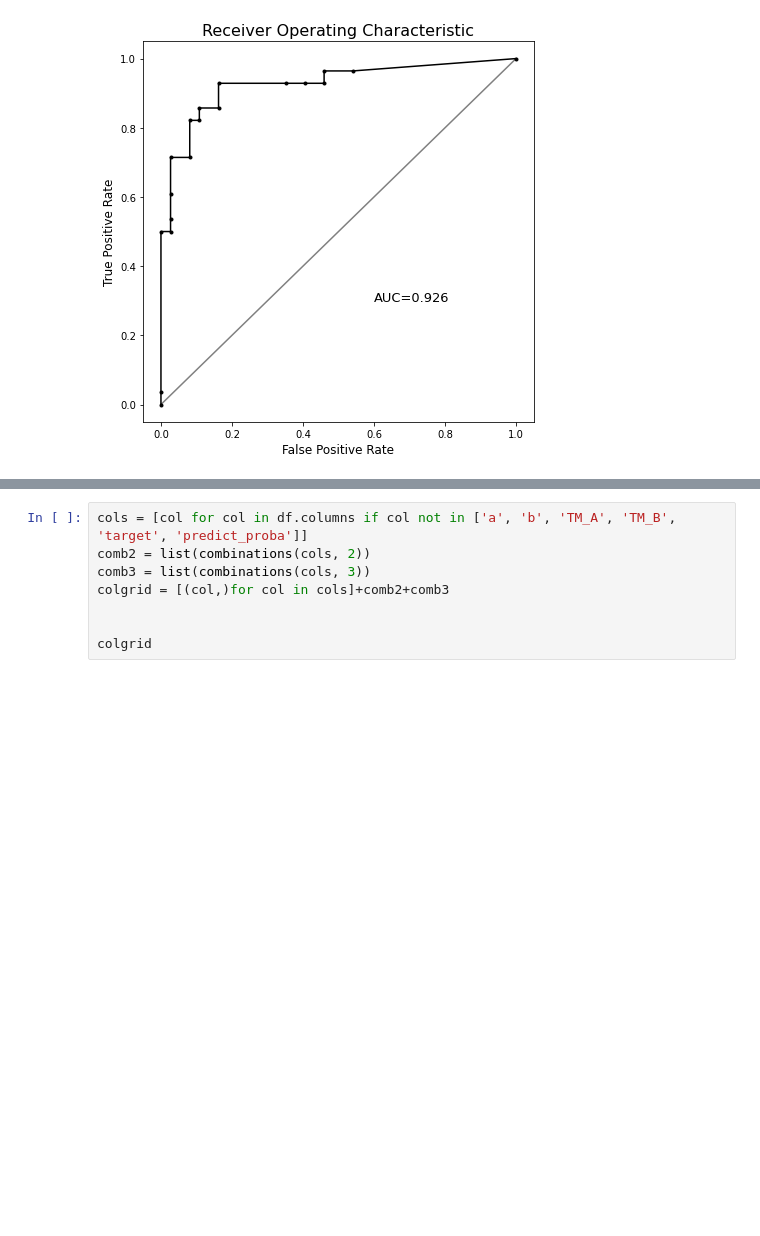
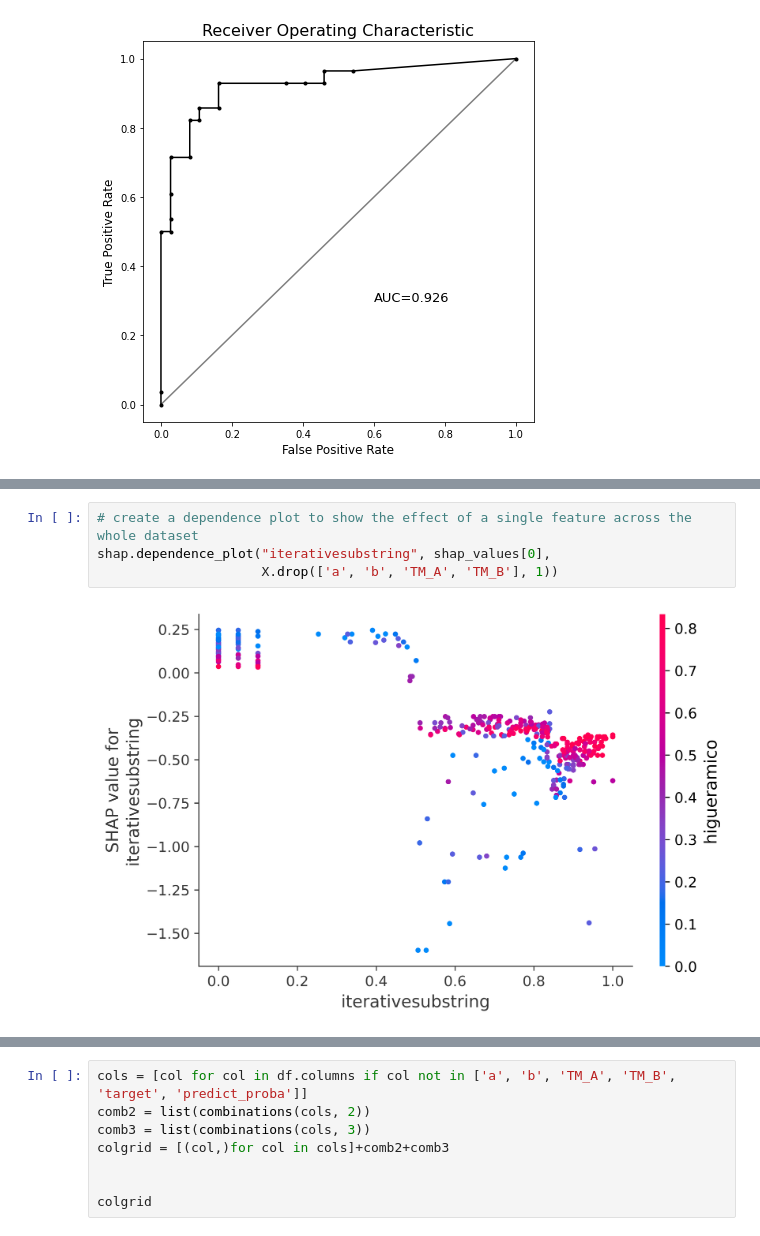
Before and after one commit to nguyens7/InfringeMark, a Jupyter notebook: 01_Modeling.ipynb, the cells around one changed output, grey strips where cells are left out. Saved outputs shown, nothing was run; the diff lists cells and outputs as text; blank space fills up the shorter version.

```diff
--- a/01_Modeling.ipynb
+++ b/01_Modeling.ipynb
@@ -546,0 +678,6 @@ plt.show()
+# %%
+# create a dependence plot to show the effect of a single feature across the whole dataset
+shap.dependence_plot("iterativesubstring", shap_values[0],
+                     X.drop(['a', 'b', 'TM_A', 'TM_B'], 1))
+# %% [output]
+[figure, added]
```
Also changed, not shown: parts of 14 cells of this notebook.
